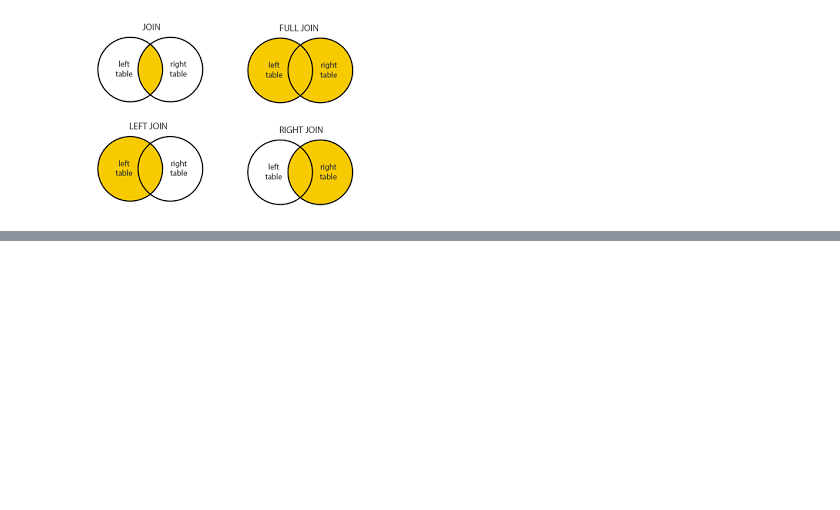
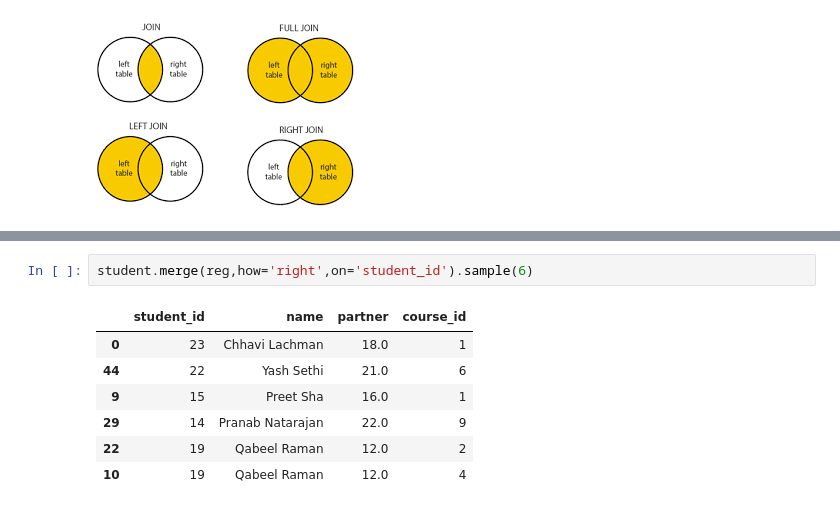
Before and after one commit to rushipatil1808/Python_Libraries, a Jupyter notebook: Pandas/Merg_Join_Concate.ipynb, the cells around one changed output, grey strips where cells are left out. Drawn from its saved outputs; the diff is of its cells as text; blank space fills up the shorter version.

```diff
--- a/Pandas/Merg_Join_Concate.ipynb
+++ b/Pandas/Merg_Join_Concate.ipynb
@@ -87,0 +110,10 @@ student.merge(reg,how='inner',on='student_id')
+# %%
+student.merge(reg,how='right',on='student_id').sample(6)
+# %% [output]
+|  | student_id | name | partner | course_id |
+| 0 | 23 | Chhavi Lachman | 18.0 | 1 |
+| 44 | 22 | Yash Sethi | 21.0 | 6 |
+| 9 | 15 | Preet Sha | 16.0 | 1 |
+| 29 | 14 | Pranab Natarajan | 22.0 | 9 |
+| 22 | 19 | Qabeel Raman | 12.0 | 2 |
+| 10 | 19 | Qabeel Raman | 12.0 | 4 |
```
Also changed, not shown: parts of 7 cells of this notebook.
